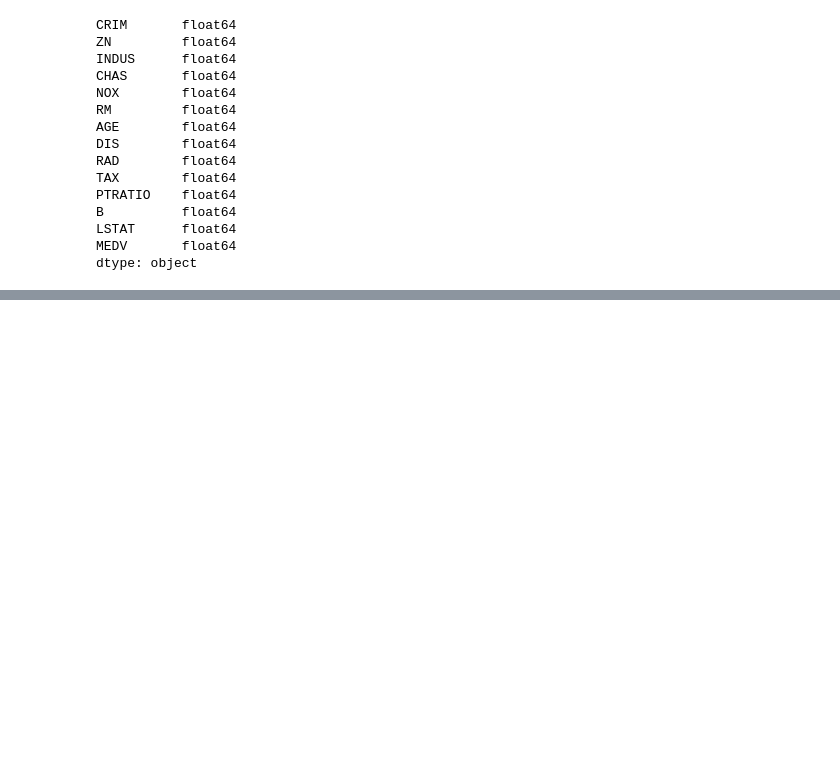
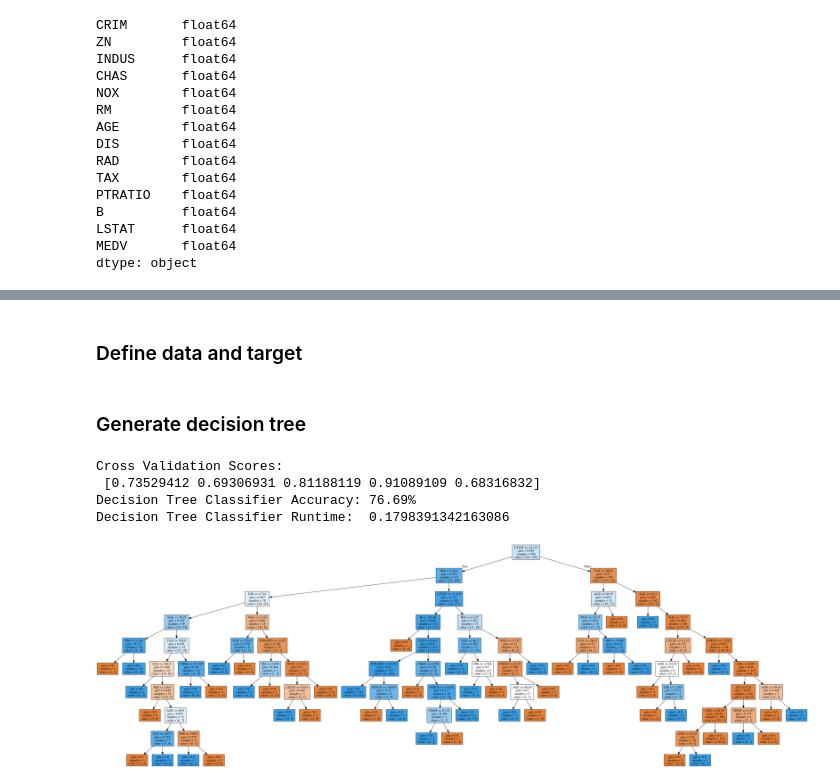
Before and after one commit to rakeshbhatia/thinkful, a Jupyter notebook: 3.2.6 Challenge If a tree falls in the forest....ipynb, the cells around one changed output, grey strips where cells are left out. Cells and saved outputs as stored; diff of their text form; code cells hidden in the pictures; blank space fills up the shorter version.

```diff
--- a/3.2.6 Challenge If a tree falls in the forest....ipynb
+++ b/3.2.6 Challenge If a tree falls in the forest....ipynb
@@ -117,0 +147,38 @@ I built two models for the Boston house prices dataset, decision tree and random
+# %%
+df['MEDV_cat']= (df['MEDV'] > 20).astype(int)
+# %% [markdown]
+### Define data and target
+# %%
+# Define data and target (X and Y)
+X = df[['CRIM', 'ZN', 'INDUS', 'CHAS', 'NOX', 'RM', 'AGE', 'DIS', 'TAX', 'PTRATIO', 'B', 'LSTAT']]
+Y = df['MEDV_cat']
+# %% [markdown]
+### Generate decision tree
+# %%
+dt_start_time = time.time()
+
+# Initialize and train our tree.
+decision_tree = tree.DecisionTreeClassifier()
+decision_tree.fit(X, Y)
+
+dt_scores = cross_val_score(decision_tree, X, Y, cv = 5)
+dt_runtime = time.time() - dt_start_time
+
+print("Cross Validation Scores: \n", dt_scores)
+print("Decision Tree Classifier Accuracy: {:.2%}".format(dt_scores.mean()))
+print ("Decision Tree Classifier Runtime: ", dt_runtime)
+
+# Render our tree.
+dot_data = tree.export_graphviz(
+    decision_tree, out_file=None,
+    feature_names=X.columns,
+    filled=True
+)
+graph = pydotplus.graph_from_dot_data(dot_data)
+Image(graph.create_png())
+# %% [output]
+Cross Validation Scores:
+ [0.73529412 0.69306931 0.81188119 0.91089109 0.68316832]
+Decision Tree Classifier Accuracy: 76.69%
+Decision Tree Classifier Runtime:  0.1798391342163086
+[figure, added]
```
Also changed, not shown: parts of 18 cells of this notebook.
